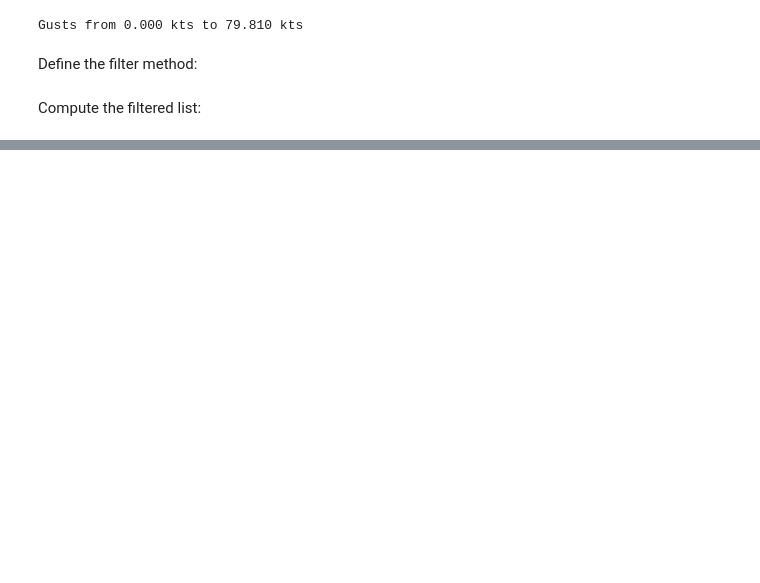
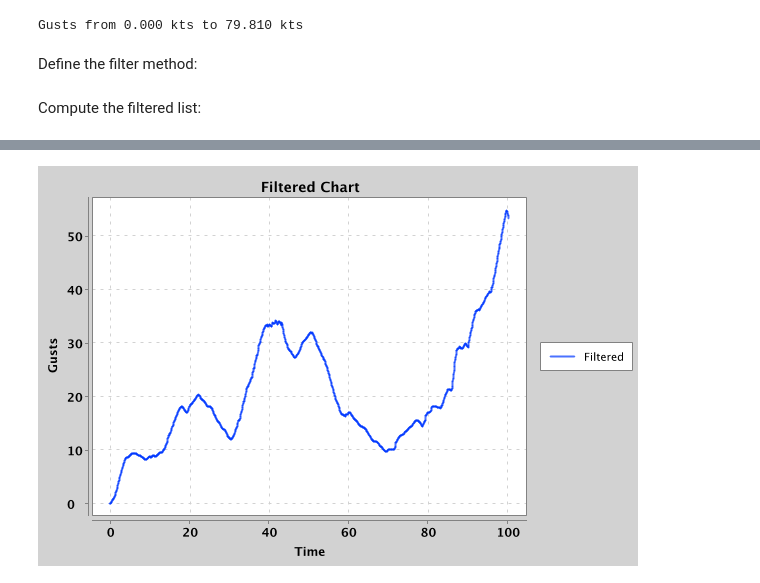
Before and after one commit to OlivierLD/raspberry-coffee, a Jupyter notebook: JupyterNotebooks/lowpass/lowpass.filter.ipynb, the cells around one changed output, grey strips where cells are left out. Cells and saved outputs as stored; diff of their text form; code cells hidden in the pictures; blank space fills up the shorter version.

Commit message:
With graphics

```diff
--- a/JupyterNotebooks/lowpass/lowpass.filter.ipynb
+++ b/JupyterNotebooks/lowpass/lowpass.filter.ipynb
@@ -64,0 +83,6 @@ Display both on a graph
+# %%
+XYChart filteredChart = QuickChart.getChart("Filtered Chart", "Time", "Gusts", "Filtered", xData, filteredYData);
+// Render the filtered chart
+BitmapEncoder.getBufferedImage(filteredChart);
+# %% [output]
+[figure, added]
```
Also changed, not shown: parts of 7 cells of this notebook, 3 other files.
